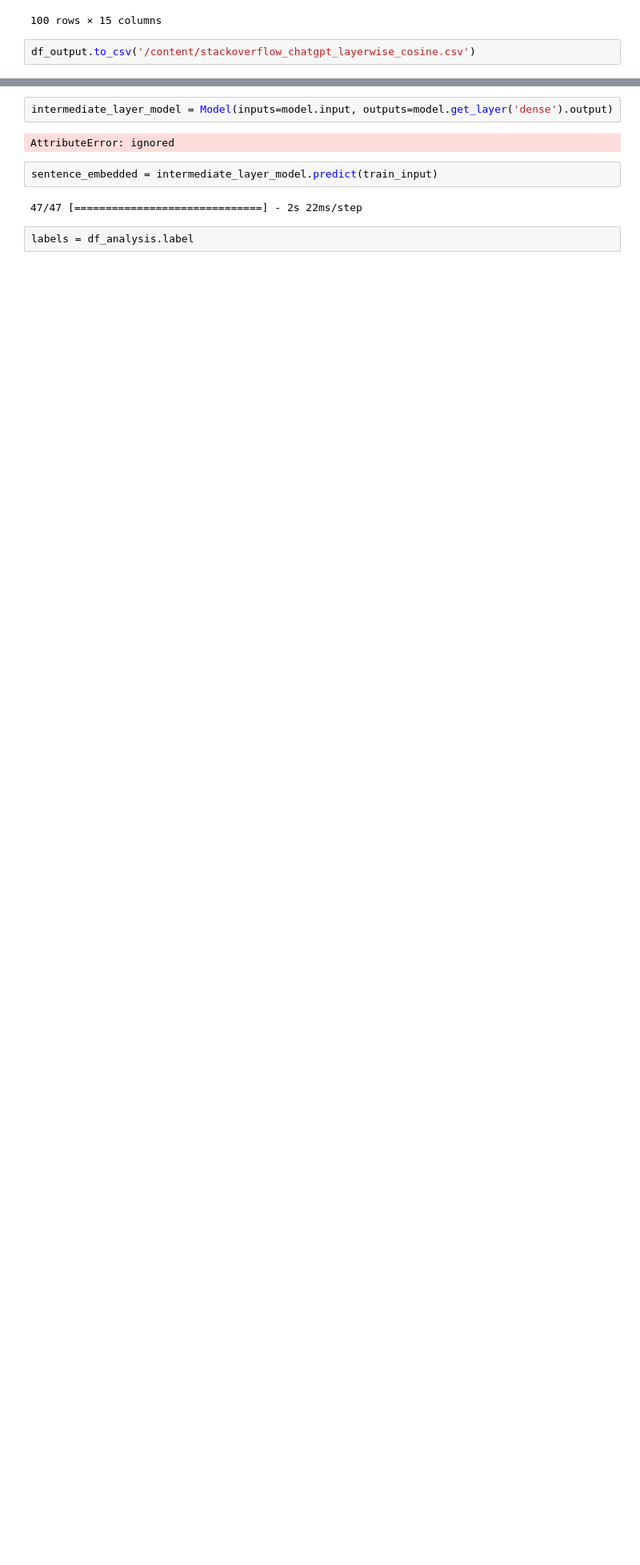
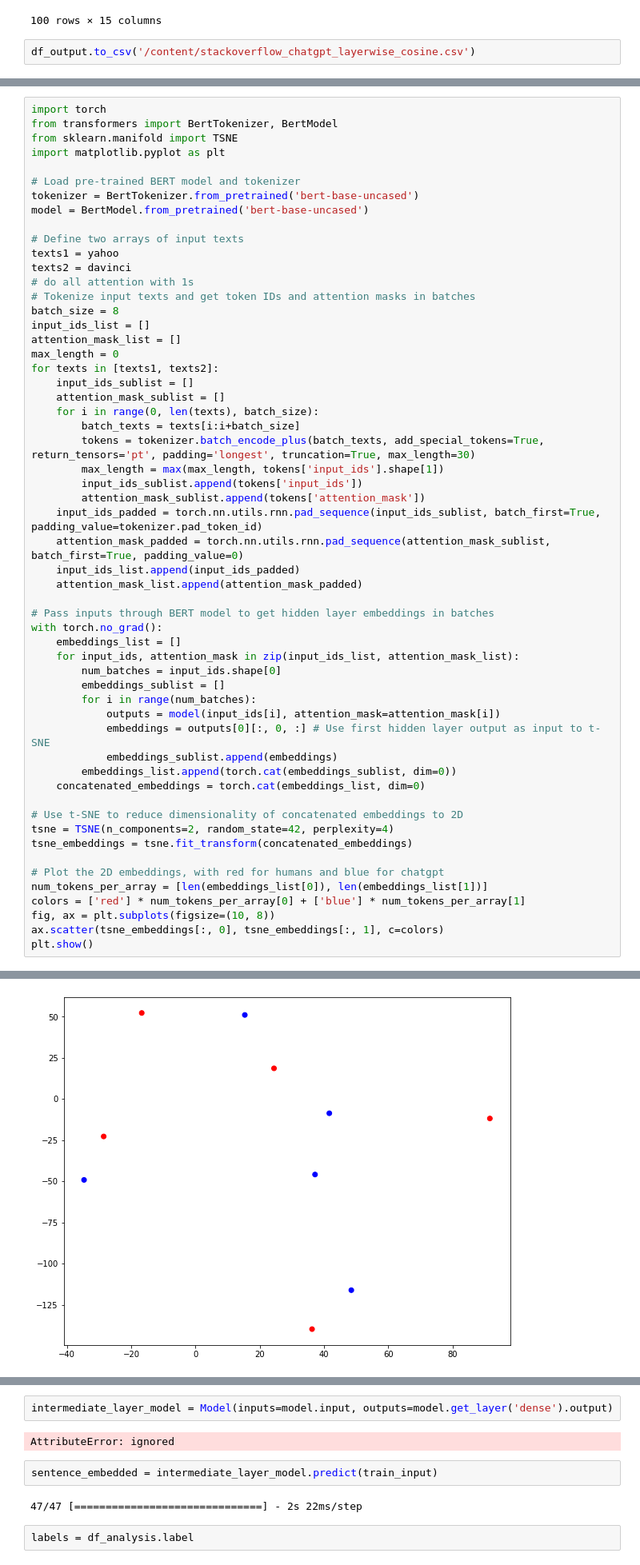
Before and after one commit to emondsarker/ChatGPT-v-Humans, a Jupyter notebook: bert_layerwise_cosine.ipynb, the cells around one changed output, grey strips where cells are left out. Shown at 80% size. Drawn from its saved outputs; the diff is of its cells as text; blank space fills up the shorter version.

```diff
--- a/bert_layerwise_cosine.ipynb
+++ b/bert_layerwise_cosine.ipynb
@@ -585,3 +511,60 @@ Some weights of the model checkpoint at bert-base-uncased were not used when ini
 - This IS expected if you are initializing BertModel from the checkpoint of a model trained on another task or with another architecture (e.g. initializing a BertForSequenceClassification model from a ...
 - This IS NOT expected if you are initializing BertModel from the checkpoint of a model that you expect to be exactly identical (initializing a BertForSequenceClassification model from a BertForSequen ...
 RuntimeError: ignored
+# %%
+import torch
+from transformers import BertTokenizer, BertModel
+from sklearn.manifold import TSNE
+import matplotlib.pyplot as plt
+
+# Load pre-trained BERT model and tokenizer
+tokenizer = BertTokenizer.from_pretrained('bert-base-uncased')
+model = BertModel.from_pretrained('bert-base-uncased')
+
+# Define two arrays of input texts
+texts1 = yahoo
+texts2 = davinci
+# do all attention with 1s
+# Tokenize input texts and get token IDs and attention masks in batches
+batch_size = 8
+input_ids_list = []
+attention_mask_list = []
+max_length = 0
+for texts in [texts1, texts2]:
+    input_ids_sublist = []
+    attention_mask_sublist = []
+    for i in range(0, len(texts), batch_size):
+        batch_texts = texts[i:i+batch_size]
+        tokens = tokenizer.batch_encode_plus(batch_texts, add_special_tokens=True, return_tensors='pt', padding='longest', truncation=True, max_length=30)
+        max_length = max(max_length, tokens['input_ids'].shape[1])
+        input_ids_sublist.append(tokens['input_ids'])
+        attention_mask_sublist.append(tokens['attention_mask'])
+    input_ids_padded = torch.nn.utils.rnn.pad_sequence(input_ids_sublist, batch_first=True, padding_value=tokenizer.pad_token_id)
+    attention_mask_padded = torch.nn.utils.rnn.pad_sequence(attention_mask_sublist, batch_first=True, padding_value=0)
+    input_ids_list.append(input_ids_padded)
+    attention_mask_list.append(attention_mask_padded)
+
+# Pass inputs through BERT model to get hidden layer embeddings in batches
+with torch.no_grad():
+    embeddings_list = []
+    for input_ids, attention_mask in zip(input_ids_list, attention_mask_list):
+        num_batches = input_ids.shape[0]
+        embeddings_sublist = []
+        for i in range(num_batches):
+            outputs = model(input_ids[i], attention_mask=attention_mask[i])
+            embeddings = outputs[0][:, 0, :] # Use first hidden layer output as input to t-SNE
+            embeddings_sublist.append(embeddings)
+        embeddings_list.append(torch.cat(embeddings_sublist, dim=0))
+    concatenated_embeddings = torch.cat(embeddings_list, dim=0)
+
+# Use t-SNE to reduce dimensionality of concatenated embeddings to 2D
+tsne = TSNE(n_components=2, random_state=42, perplexity=4)
+tsne_embeddings = tsne.fit_transform(concatenated_embeddings)
+
+# Plot the 2D embeddings, with red for humans and blue for chatgpt
+num_tokens_per_array = [len(embeddings_list[0]), len(embeddings_list[1])]
+colors = ['red'] * num_tokens_per_array[0] + ['blue'] * num_tokens_per_array[1]
+fig, ax = plt.subplots(figsize=(10, 8))
+ax.scatter(tsne_embeddings[:, 0], tsne_embeddings[:, 1], c=colors)
+plt.show()
+# %% [output]
@@ -587,0 +574 @@ RuntimeError: ignored
+[figure, added]
```
Also changed, not shown: parts of 40 cells of this notebook.
